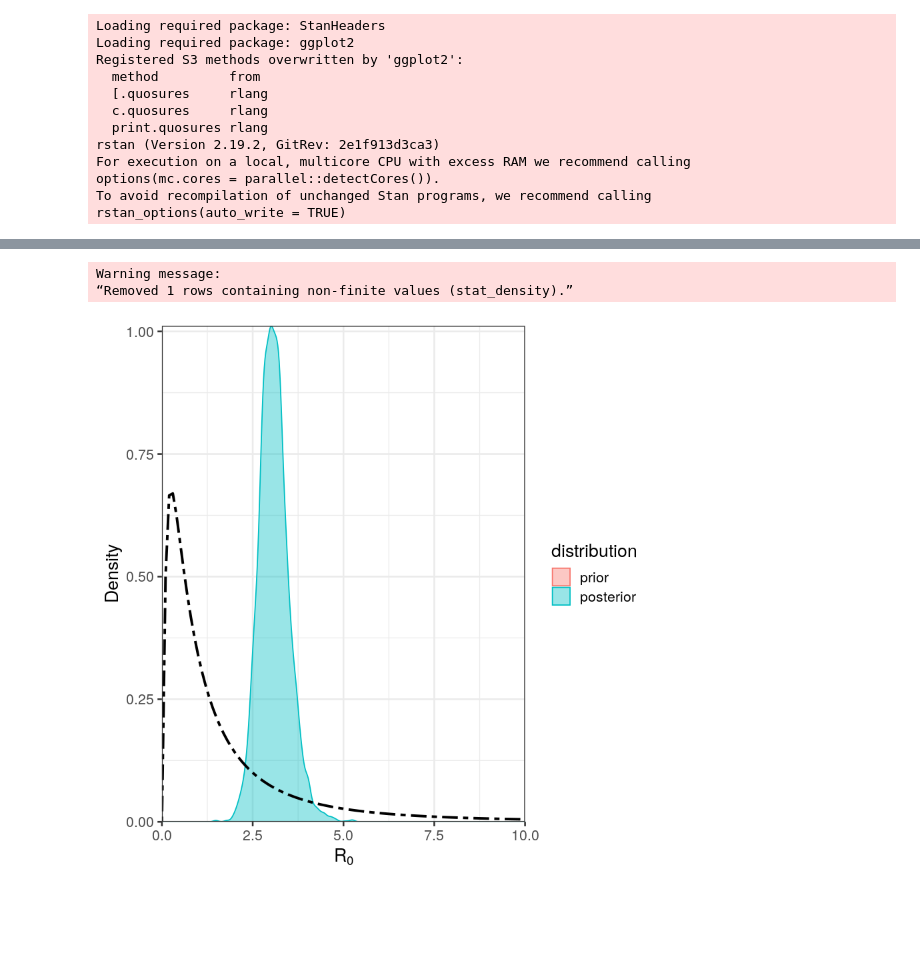
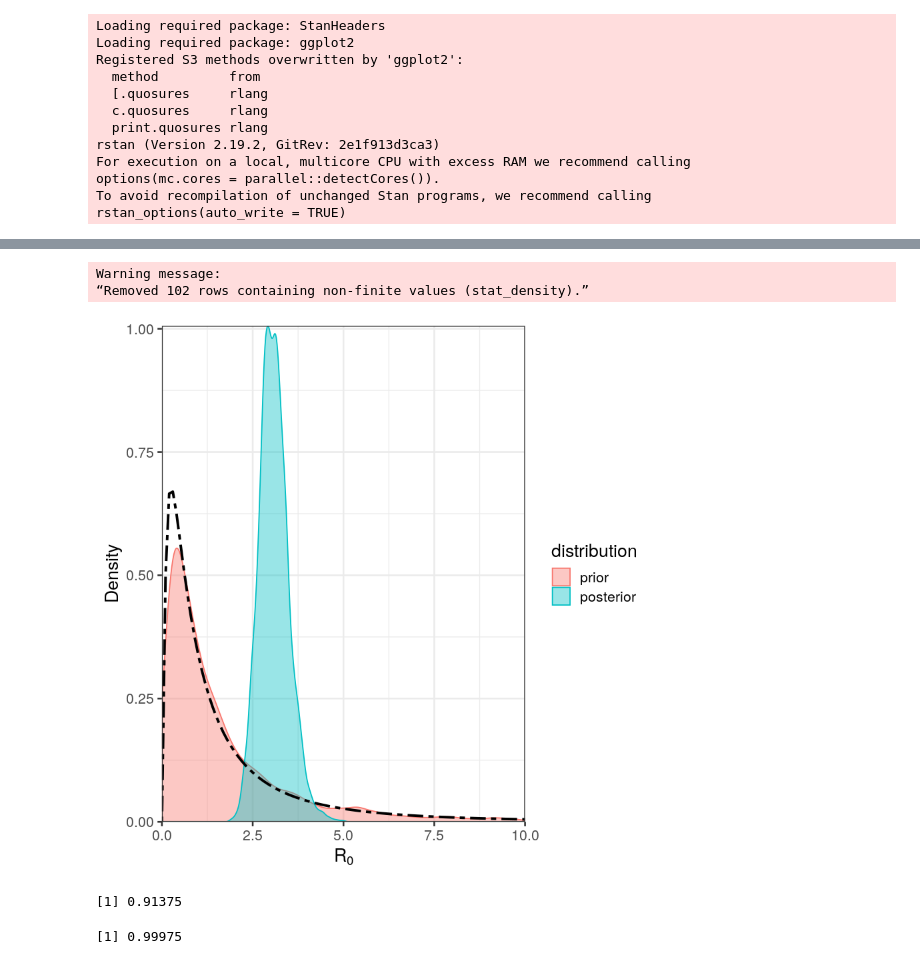
Before and after one commit to maxbiostat/R0_uncertainty, a Jupyter notebook: code/boardingSchool(logN).ipynb, the cells around one changed output, grey strips where cells are left out. Drawn from its saved outputs; the diff is of its cells as text; code cells hidden in the pictures; blank space fills up the shorter version.

Commit message:
Improving notebooks; adding analysis of the induced priors on R0

```diff
--- a/code/boardingSchool(logN).ipynb
+++ b/code/boardingSchool(logN).ipynb
@@ -96,7 +103,7 @@ A matrix: 1 × 66 of type dbl
 # %%
 SIR.posterior <- sampling(SIR_code, data = epi.data,
                          chains = 4,
-                         control = list(adapt_delta = .95, metric = 'dense_e'))
+                         control = list(adapt_delta = .9, metric = 'dense_e'))
 check_hmc_diagnostics(SIR.posterior)
 print(SIR.posterior, pars = c("beta", "gamma", "S0", "R0", "sigma"))
 pairs(SIR.posterior, pars = c("beta", "gamma", "S0", "R0", "sigma"))
@@ -133,13 +135,3 @@ Warning message in KernSmooth::bkde2D(x, bandwidth = bandwidth, gridsize = nbin,
-# %%
-# Prior parameters
-mu.b <- log(epi.data$kb / epi.data$thetab) - (0.5 * log(1 + 1 / epi.data$kb))
-sd.b <- sqrt(log(1 + 1 / epi.data$kb))
-mu.g <- log(epi.data$kg / epi.data$thetag) - (0.5 * log(1 + 1 / epi.data$kg))
-sd.g <- sqrt(log(1 + 1 / epi.data$kg))
-
-N <- 1
-mu.r <- log(N) + mu.b - mu.g
-sd.r <- sqrt(sd.b^2 + sd.g^2)
 # %%
 rnorm_trunc <- function(n, m, s, lb = 0, ub = 1){
   ql <- pnorm(q = lb, mean = m, sd = s)
@@ -183,3 +177,15 @@ generate_lognormal_trajectory <- function(times,
+# %%
+# Prior parameters
+b.pars <- pars_mm_lognormal(k = epi.data$kb, theta = epi.data$thetab)
+g.pars <- pars_mm_lognormal(k = epi.data$kg, theta = epi.data$thetag)
+mu.b <- b.pars$mu
+sd.b <- b.pars$sigma
+mu.g <- g.pars$mu
+sd.g <- g.pars$sigma
+
+N <- 1
+mu.r <- log(N) + mu.b - mu.g
+sd.r <- sqrt(sd.b^2 + sd.g^2)
 # %%
 Nrep <- 4000
 prior.trajectories <- matrix(NA, ncol = length(epi.data$ts), nrow = Nrep)
@@ -232,24 +238,32 @@ Warning message:
 # %%
-# R0.prior.samples <- data.frame(R0 = rlnorm(n = N, meanlog = mu.r, sdlog = sd.r), distribution = "prior")
+R0.prior.samples <- data.frame(R0 = rlnorm(n = Nrep, meanlog = mu.r, sdlog = sd.r), distribution = "prior")
 R0.posterior.samples <- data.frame(R0 = extract(SIR.posterior, 'R0')$R0, distribution = "posterior")
 
-R0.prior.samples <- data.frame(R0 = rep(NA, N), distribution = "prior")
+# R0.prior.samples <- data.frame(R0 = rep(NA, N), distribution = "prior")
 
 R0.dt <- rbind(R0.prior.samples,
                R0.posterior.samples)
 
 R0_posterior <- ggplot(data = R0.dt, aes(x = R0, colour = distribution, fill = distribution)) +
   geom_density(alpha = .4) +
 #   geom_vline(xintercept = 1.5, linetype = "dotted", size = 1.01) +
   scale_fill_discrete(drop = FALSE) +
   scale_colour_discrete(drop = FALSE) +
   stat_function(fun = function(x) dlnorm(x, meanlog = mu.r, sdlog = sd.r),
                 inherit.aes = FALSE, linetype = "twodash", size = 1.10) +
   scale_x_continuous(expression(R[0]), expand = c(0, 0), limits = c(0, 10)) +
   scale_y_continuous("Density", expand = c(0, 0)) +
   theme_bw(base_size = 16)
 R0_posterior
 # %% [output]
 Warning message:
-“Removed 1 rows containing non-finite values (stat_density).”
+“Removed 102 rows containing non-finite values (stat_density).”
-[figure, old version]
+[figure, new version]
+# %%
+mean(R0.prior.samples$R0 < 5)
+# %% [output]
+[1] 0.91375
+# %%
+mean(R0.posterior.samples$R0 < 5)
+# %% [output]
+[1] 0.99975
```
Also changed, not shown: parts of 8 cells of this notebook, 1 other file.
